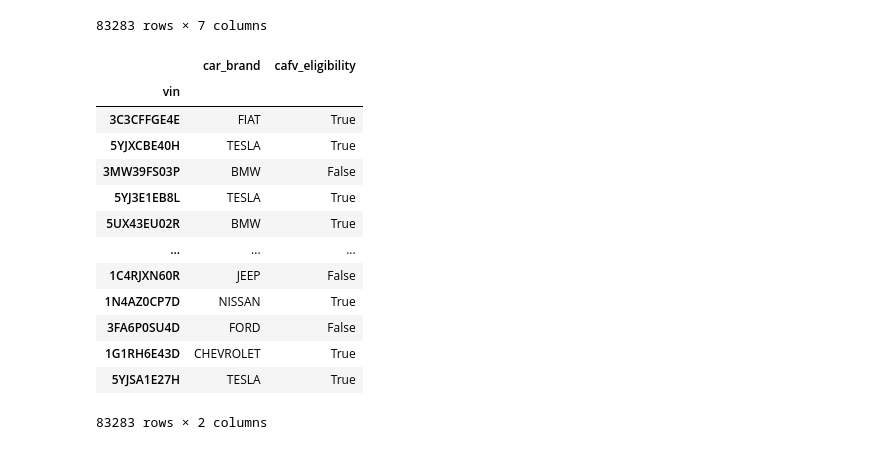
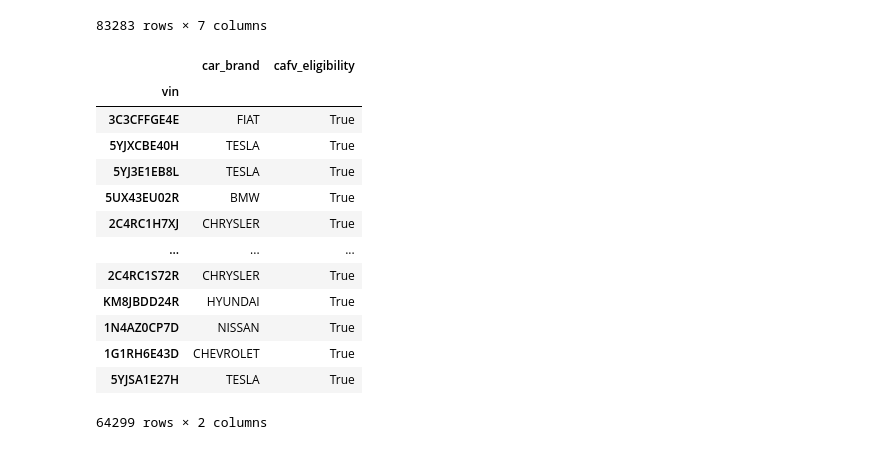
Before and after one commit to Manhatai/Data_Science_Excersises, a Jupyter notebook: Electric_vehicle_population.ipynb, the cells around one changed output. Drawn from its saved outputs; the diff is of its cells as text; code cells hidden in the pictures.

```diff
--- a/Electric_vehicle_population.ipynb
+++ b/Electric_vehicle_population.ipynb
@@ -526,6 +527,7 @@ Data columns (total 7 columns):
 dtypes: int64(2), object(5)
 memory usage: 5.1+ MB
 # %%
+df['cafv_eligibility'] = df['cafv_eligibility'].replace({'Y': 1, 'N': 0})
 df['cafv_eligibility'] =  df['cafv_eligibility'].astype(bool)
 df
 # %% [output]
@@ -545,19 +547,20 @@ df
 83283 rows × 7 columns
 # %%
 df_brand = df[['car_brand', 'cafv_eligibility']]
+df_brand = df_brand[df_brand.cafv_eligibility != False]
 df_brand
 # %% [output]
 |  | car_brand | cafv_eligibility |
 | vin |  |  |
 | 3C3CFFGE4E | FIAT | True |
 | 5YJXCBE40H | TESLA | True |
-| 3MW39FS03P | BMW | False |
 | 5YJ3E1EB8L | TESLA | True |
 | 5UX43EU02R | BMW | True |
+| 2C4RC1H7XJ | CHRYSLER | True |
 | ... | ... | ... |
-| 1C4RJXN60R | JEEP | False |
+| 2C4RC1S72R | CHRYSLER | True |
+| KM8JBDD24R | HYUNDAI | True |
 | 1N4AZ0CP7D | NISSAN | True |
-| 3FA6P0SU4D | FORD | False |
 | 1G1RH6E43D | CHEVROLET | True |
 | 5YJSA1E27H | TESLA | True |
-83283 rows × 2 columns
+64299 rows × 2 columns
```
Also changed, not shown: parts of 4 cells of this notebook, 1 other file.
